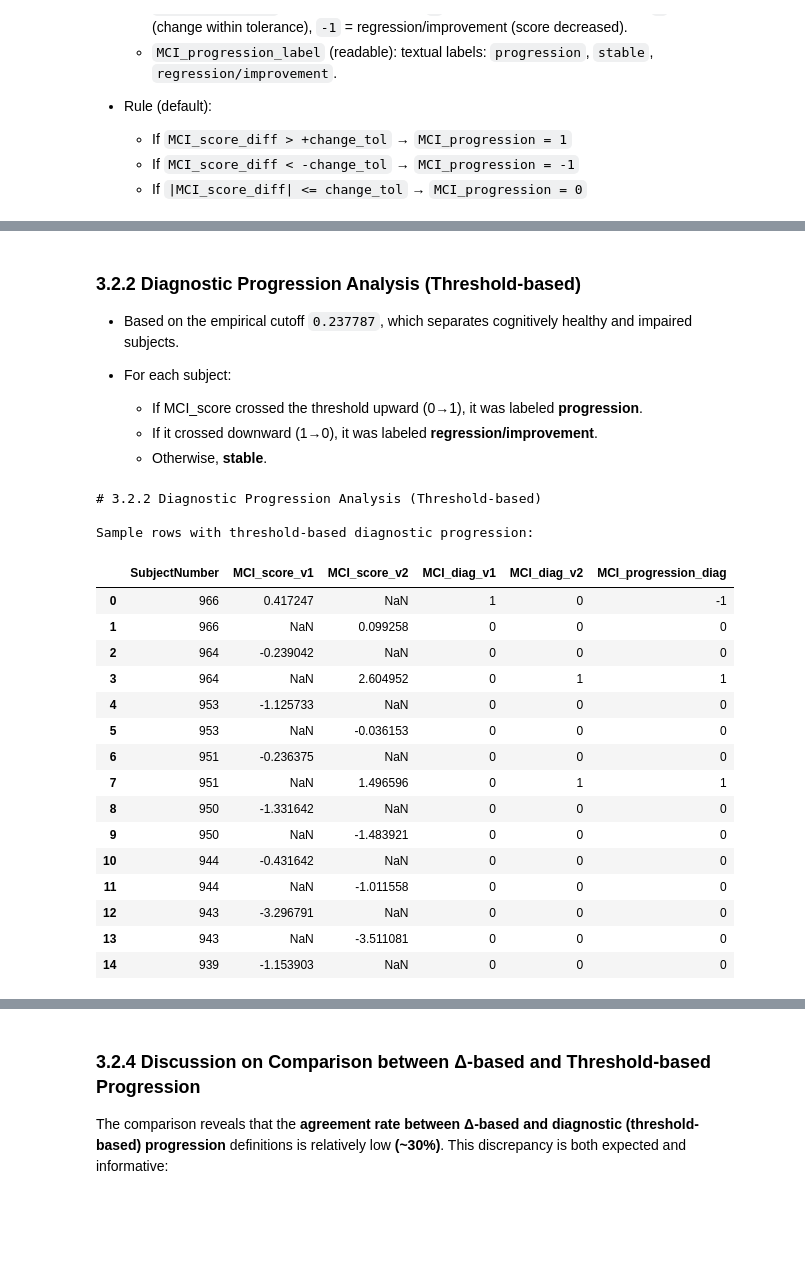
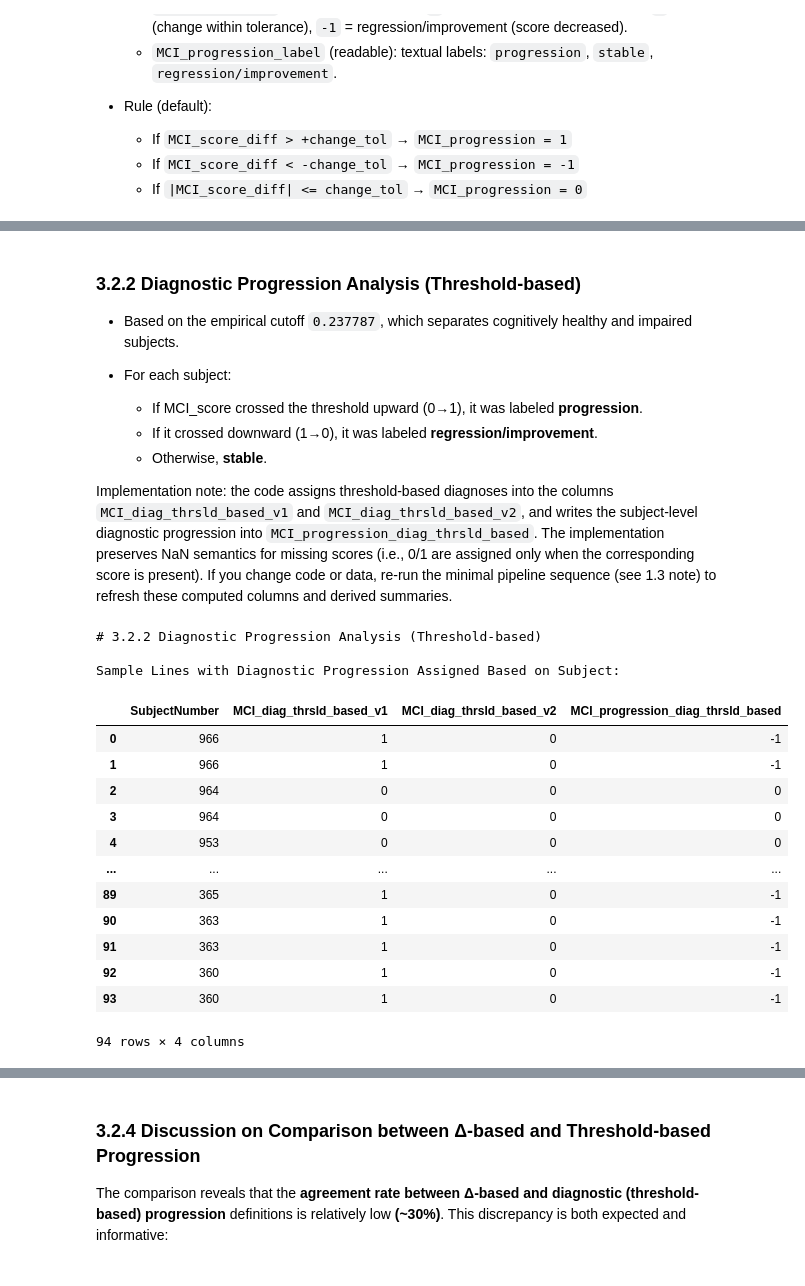
Before and after one commit to EdizArkin/EEG-Cognitive-Progression-Analysis-Early-Diagnosis, a Jupyter notebook: integratedDataPreparation.ipynb, the cells around one changed output, grey strips where cells are left out. Drawn from its saved outputs; the diff is of its cells as text; code cells hidden in the pictures; blank space fills up the shorter version.

```diff
--- a/integratedDataPreparation.ipynb
+++ b/integratedDataPreparation.ipynb
@@ -697,52 +727,70 @@ Sample rows with Δ-based progression classification:
   * If MCI_score crossed the threshold upward (0→1), it was labeled **progression**.
   * If it crossed downward (1→0), it was labeled **regression/improvement**.
   * Otherwise, **stable**.
+
+Implementation note: the code assigns threshold-based diagnoses into the columns `MCI_diag_thrsld_based_v1` and `MCI_diag_thrsld_based_v2`, and writes the subject-level diagnostic progression into `MCI_progression_diag_thrsld_based`. The implementation preserves NaN semantics for missing scores (i.e., 0/1 are assigned only when the corresponding score is present). If you change code or data, re-run the minimal pipeline sequence (see 1.3 note) to refresh these computed columns and derived summaries.
 # %%
 print("\n# 3.2.2 Diagnostic Progression Analysis (Threshold-based)")
 
-empirical_threshold = 0.237787  # from prior model
+# Get unique rows by SubjectNumber (Ex: get the first one)
+df_unique = df_longit.drop_duplicates(subset=['SubjectNumber'], keep='first').copy()
 
-# Diagnostic classification for each visit
-df_longit['MCI_diag_v1'] = np.where(df_longit['MCI_score_v1'] > empirical_threshold, 1, 0)
-df_longit['MCI_diag_v2'] = np.where(df_longit['MCI_score_v2'] > empirical_threshold, 1, 0)
+empirical_threshold = 0.237787
 
-# Define diagnostic progression states
+# Diagnostic Assignment (MCI_diag_thrsld_based_v1 and MCI_diag_thrsld_based_v2)
+df_unique.loc[:, 'MCI_diag_thrsld_based_v1'] = np.where(df_unique['MCI_score_v1'] > empirical_threshold, 1, 0)
+df_unique.loc[:, 'MCI_diag_thrsld_based_v2'] = np.where(df_unique['MCI_score_v2'] > empirical_threshold, 1, 0)
+
+# Progression Calculation Function
 def compute_diagnostic_progression(v1, v2):
     if pd.isna(v1) or pd.isna(v2):
         return np.nan
-    if v1 == 0 and v2 == 1:
+    if v1 == 0 and v2 == 1: # progression
         return 1
-    if v1 == 1 and v2 == 0:
+    if v1 == 1 and v2 == 0: # regression/improvement
         return -1
-    return 0
+    return 0 # Stable
 
-df_longit['MCI_progression_diag'] = df_longit.apply(
-    lambda r: compute_diagnostic_progression(r['MCI_diag_v1'], r['MCI_diag_v2']), axis=1
+# Single Progression Account
+df_unique.loc[:, 'MCI_progression_diag_CALCULATED'] = df_unique.apply(
+    lambda r: compute_diagnostic_progression(r['MCI_diag_thrsld_based_v1'], r['MCI_diag_thrsld_based_v2']), axis=1
 )
 
-print("\nSample rows with threshold-based diagnostic progression:")
-display(df_longit[['SubjectNumber','MCI_score_v1','MCI_score_v2',
-                   'MCI_diag_v1','MCI_diag_v2','MCI_progression_diag']].head(15))
+# Getting only the columns we need for mapping back
+df_progression_map = df_unique[['SubjectNumber', 'MCI_diag_thrsld_based_v1', 'MCI_diag_thrsld_based_v2', 'MCI_progression_diag_CALCULATED']].copy()
+
+# Merge to Main Data Set
+# Merge is performed based on SubjectNumber. All rows belonging to the same subject will
+# receive the same MCI_progression_diag_CALCULATED value.
+df_longit = pd.merge(
+    df_longit.drop(columns=['MCI_progression_diag_thrsld_based'], errors='ignore'), # Delete the old column
+    df_progression_map,
+    on='SubjectNumber',
+    how='left'
+)
+
+# Update the Result Column with the Desired Name
+df_longit = df_longit.rename(columns={'MCI_progression_diag_CALCULATED': 'MCI_progression_diag_thrsld_based'})
+
+print("\nSample Lines with Diagnostic Progression Assigned Based on Subject:")
+display(df_longit[['SubjectNumber','MCI_diag_thrsld_based_v1','MCI_diag_thrsld_based_v2','MCI_progression_diag_thrsld_based']])
 # %% [output]
 # 3.2.2 Diagnostic Progression Analysis (Threshold-based)
 
-Sample rows with threshold-based diagnostic progression:
+Sample Lines with Diagnostic Progression Assigned Based on Subject:
-|  | SubjectNumber | MCI_score_v1 | MCI_score_v2 | MCI_diag_v1 | MCI_diag_v2 | MCI_progression_diag |
-| 0 | 966 | 0.417247 | NaN | 1 | 0 | -1 |
-| 1 | 966 | NaN | 0.099258 | 0 | 0 | 0 |
-| 2 | 964 | -0.239042 | NaN | 0 | 0 | 0 |
-| 3 | 964 | NaN | 2.604952 | 0 | 1 | 1 |
-| 4 | 953 | -1.125733 | NaN | 0 | 0 | 0 |
-| 5 | 953 | NaN | -0.036153 | 0 | 0 | 0 |
-| 6 | 951 | -0.236375 | NaN | 0 | 0 | 0 |
-| 7 | 951 | NaN | 1.496596 | 0 | 1 | 1 |
-| 8 | 950 | -1.331642 | NaN | 0 | 0 | 0 |
-| 9 | 950 | NaN | -1.483921 | 0 | 0 | 0 |
-| 10 | 944 | -0.431642 | NaN | 0 | 0 | 0 |
-| 11 | 944 | NaN | -1.011558 | 0 | 0 | 0 |
-| 12 | 943 | -3.296791 | NaN | 0 | 0 | 0 |
-| 13 | 943 | NaN | -3.511081 | 0 | 0 | 0 |
-| 14 | 939 | -1.153903 | NaN | 0 | 0 | 0 |
+|  | SubjectNumber | MCI_diag_thrsld_based_v1 | MCI_diag_thrsld_based_v2 | MCI_progression_diag_thrsld_based |
+| 0 | 966 | 1 | 0 | -1 |
+| 1 | 966 | 1 | 0 | -1 |
+| 2 | 964 | 0 | 0 | 0 |
+| 3 | 964 | 0 | 0 | 0 |
+| 4 | 953 | 0 | 0 | 0 |
+| ... | ... | ... | ... | ... |
+| 89 | 365 | 1 | 0 | -1 |
+| 90 | 363 | 1 | 0 | -1 |
+| 91 | 363 | 1 | 0 | -1 |
+| 92 | 360 | 1 | 0 | -1 |
+| 93 | 360 | 1 | 0 | -1 |
+94 rows × 4 columns
 # %% [markdown]
 ### 3.2.3 Comparison between Δ-based and Threshold-based Progression
 
```
Also changed, not shown: parts of 18 cells of this notebook, 2 other files.
